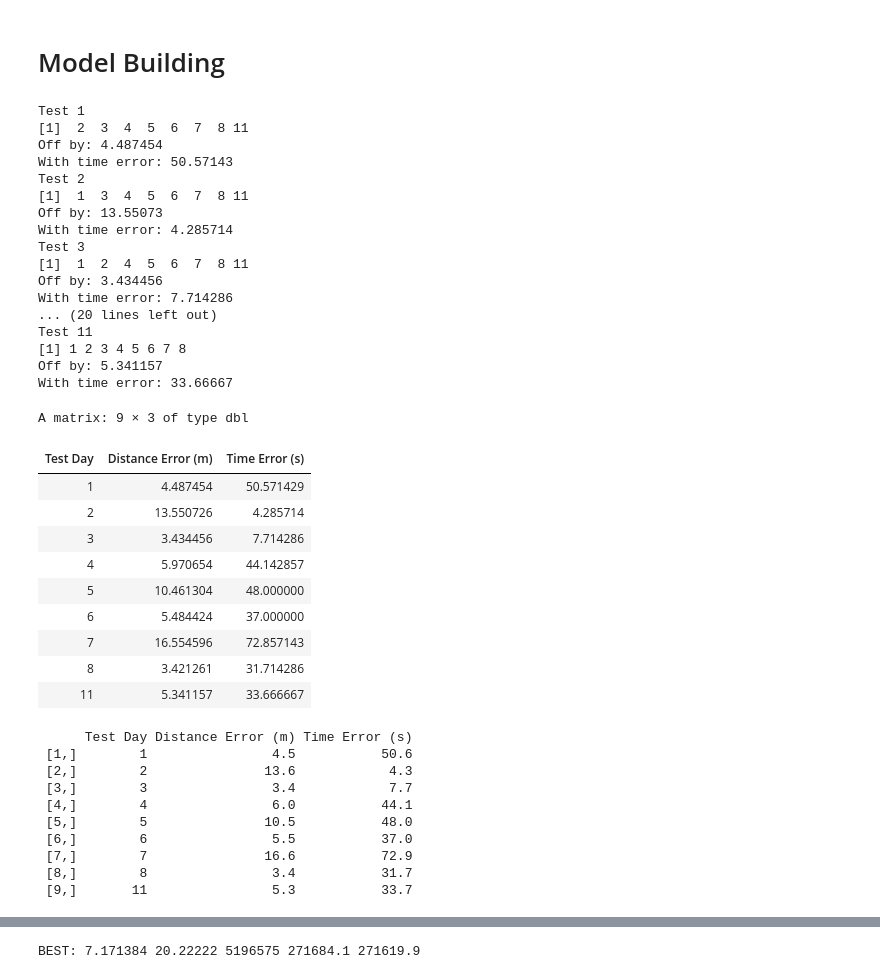
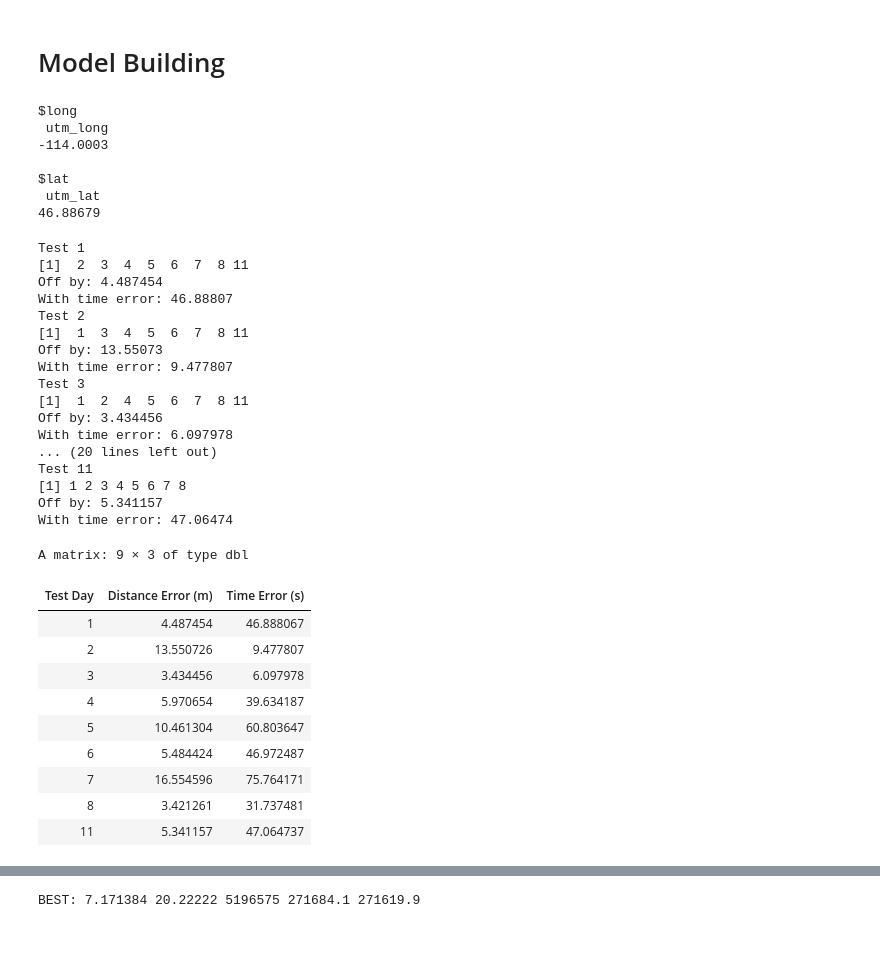
Before and after one commit to huberf/stat3105-proj2, a Jupyter notebook: bomb_plan.ipynb, the cells around one changed output, grey strips where cells are left out. Saved outputs shown, nothing was run; the diff lists cells and outputs as text; code cells hidden in the pictures; blank space fills up the shorter version.

```diff
--- a/bomb_plan.ipynb
+++ b/bomb_plan.ipynb
@@ -607,3 +663,13 @@ to_utm <- function(long, lat) {
+# %%
+to_latlong(271422.2, 5196954)
+# %% [output]
+$long
+ utm_long
+-114.0003
+
+$lat
+ utm_lat
+46.88679
 # %%
 success_test <- function(prediction, test_data) {
     min_dist <- NA
@@ -639,6 +705,10 @@ test_model <- function(test_data, train_data) {
     start_long <- test_data$long_m[1]
     start_lat <- test_data$lat_m[1]
     prediction <- predict(start_time, start_long, start_lat, train_data)
+    # account for temperature
+    modulator <- 1.133410 + test_data$temperature[1]*-0.001804
+    prediction$bomb1$time <- start_time + prediction$bomb1$elapsed*modulator
+    prediction$bomb2$time <- start_time + prediction$bomb2$elapsed*modulator
     #print(prediction)
     margin <- success_test(prediction, test_data[test_data$elapsed < 4000, ])
     cat("Off by:", margin[1], "\n")
@@ -648,54 +718,45 @@ test_model <- function(test_data, train_data) {
 # %%
 valid_days <- c(1:8,11)
 performances <- c()
 for (day in valid_days) {
     cat("Test", day, "\n")
     train_days <- valid_days[-which(valid_days == day)]
+    train_data <- reduced_df[reduced_df$day %in% train_days, ]
+    train_data$elapsed <- train_data$elapsed / (1.133410 + train_data$temperature*-0.001804 )
     print(train_days)
     result <- test_model(reduced_df[reduced_df$day == day, ],
-               reduced_df[reduced_df$day %in% train_days, ])
+               train_data)
     performances <- c(performances, day, result)
 }
 perf <- matrix(performances, ncol=3, byrow=TRUE)
 colnames(perf) <- c("Test Day", "Distance Error (m)", "Time Error (s)")
 perf
-print(perf, digits = 2)
 # %% [output]
 Test 1
 [1]  2  3  4  5  6  7  8 11
 Off by: 4.487454
-With time error: 50.57143
+With time error: 46.88807
 Test 2
 [1]  1  3  4  5  6  7  8 11
 Off by: 13.55073
-With time error: 4.285714
+With time error: 9.477807
 Test 3
 [1]  1  2  4  5  6  7  8 11
 Off by: 3.434456
-With time error: 7.714286
+With time error: 6.097978
 ... (20 lines left out)
 Test 11
 [1] 1 2 3 4 5 6 7 8
 Off by: 5.341157
-With time error: 33.66667
+With time error: 47.06474
 A matrix: 9 × 3 of type dbl
 | Test Day | Distance Error (m) | Time Error (s) |
-| 1 | 4.487454 | 50.571429 |
-| 2 | 13.550726 | 4.285714 |
-| 3 | 3.434456 | 7.714286 |
-| 4 | 5.970654 | 44.142857 |
-| 5 | 10.461304 | 48.000000 |
-| 6 | 5.484424 | 37.000000 |
-| 7 | 16.554596 | 72.857143 |
-| 8 | 3.421261 | 31.714286 |
-| 11 | 5.341157 | 33.666667 |
+| 1 | 4.487454 | 46.888067 |
+| 2 | 13.550726 | 9.477807 |
+| 3 | 3.434456 | 6.097978 |
+| 4 | 5.970654 | 39.634187 |
+| 5 | 10.461304 | 60.803647 |
+| 6 | 5.484424 | 46.972487 |
+| 7 | 16.554596 | 75.764171 |
+| 8 | 3.421261 | 31.737481 |
+| 11 | 5.341157 | 47.064737 |
-      Test Day Distance Error (m) Time Error (s)
- [1,]        1                4.5           50.6
- [2,]        2               13.6            4.3
- [3,]        3                3.4            7.7
- [4,]        4                6.0           44.1
- [5,]        5               10.5           48.0
- [6,]        6                5.5           37.0
- [7,]        7               16.6           72.9
- [8,]        8                3.4           31.7
- [9,]       11                5.3           33.7
```
Also changed, not shown: parts of 4 cells of this notebook, 1 other file.
